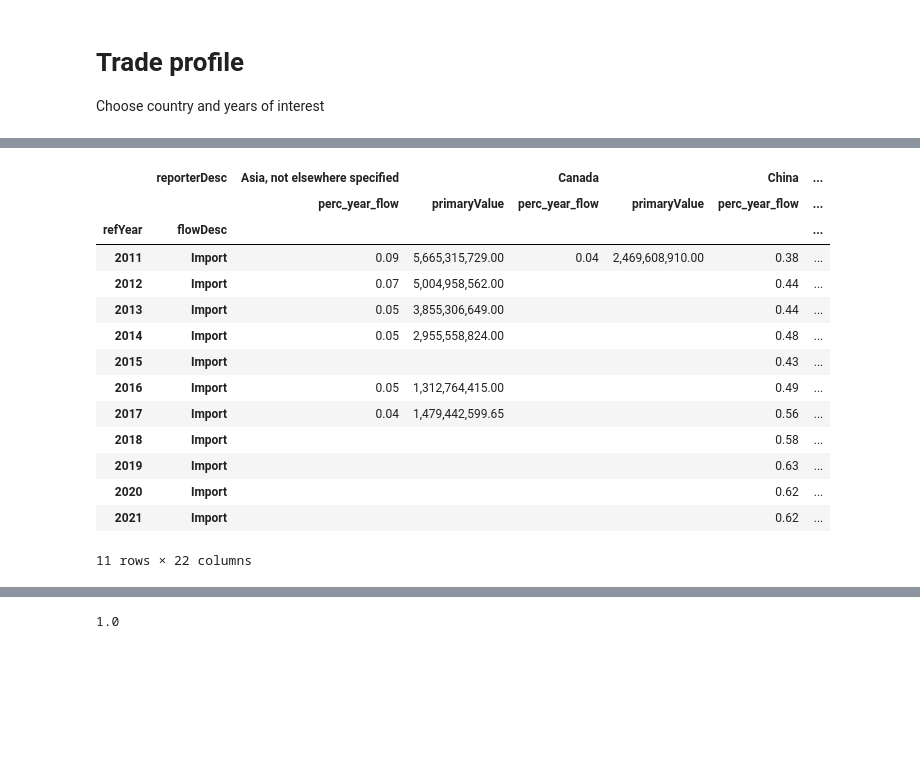
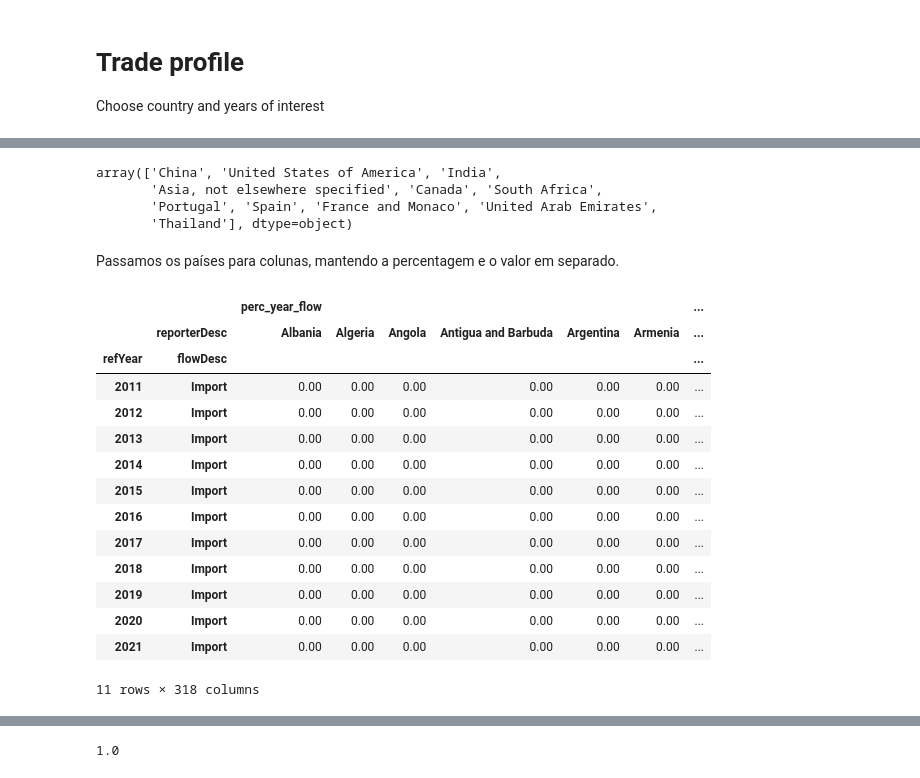
Before and after one commit to joaquimrcarvalho/cipf-comtrade, a Jupyter notebook: country_trade_profile.ipynb, the cells around one changed output, grey strips where cells are left out. Drawn from its saved outputs; the diff is of its cells as text; code cells hidden in the pictures; blank space fills up the shorter version.

```diff
--- a/country_trade_profile.ipynb
+++ b/country_trade_profile.ipynb
@@ -56,4 +58,4 @@ if os.path.isfile(fname):
     APIKEY = config['comtrade'].get('key', None)
 
 comtrade.init(APIKEY, force_init=True)
-comtrade.PERIOD_SECONDS=7
+comtrade.CALL_PER_PERIOD=12  # Period default is 60 seconds
@@ -101,10 +107,12 @@ global_trade[cols]
 Usamos as importações declaradas pelos parceiros para obter as
 exportações do país de interesse.
 # %%
-show_ony_top=10
-years_of_interest = comtrade.year_range(2011, 2022)
+show_ony_top=5
+years_of_interest = comtrade.year_range(2011, 2021)
 
-top_partners = comtrade.top_partners(reporterCode=None,partnerCode=country_of_interest,years=years_of_interest,
+# we do not specificy reporterCode, so we get all countries to report imports from country_of_interest
+top_partners = comtrade.top_partners(reporterCode=None,
+                                     partnerCode=country_of_interest,
+                                     years=years_of_interest,
                                      flowCode='M',
-                                    rank_filter=show_ony_top)
-top_partners.info()
+                                     rank_filter=show_ony_top)
@@ -129,5 +119,8 @@ memory usage: 556.2+ KB
 # %%
-cols=['reporterDesc','refYear','flowDesc','partnerDesc','rank_reporter','rank_partner','primaryValueFormated', 'perc_year_flow']
-show_ony_top=5
-top_partners[top_partners.rank_reporter<=show_ony_top].sort_values(by=['refYear','flowDesc','primaryValue'], ascending=[True,True,False])[cols].style.format({'perc_year_flow': '{:,.2%}'.format})
+import pandas as pd
+
+pd.options.display.float_format='{:,.2f}'.format
+
+cols=['reporterDesc','refYear','flowDesc','partnerDesc','rank_reporter','rank_partner','primaryValue', 'perc_year_flow']
+top_partners[top_partners.rank_reporter<=show_ony_top].sort_values(by=['refYear','flowDesc','primaryValue'], ascending=[True,True,False])[cols]
 # %% [output]
@@ -151,19 +144,31 @@ top_partners[top_partners.rank_reporter<=show_ony_top].sort_values(by=['refYear'
+# %%
+top_export_destinations = top_partners[top_partners.rank_reporter<=show_ony_top]['reporterDesc'].unique()
+top_export_destinations
+# %% [output]
+array(['China', 'United States of America', 'India',
+       'Asia, not elsewhere specified', 'Canada', 'South Africa',
+       'Portugal', 'Spain', 'France and Monaco', 'United Arab Emirates',
+       'Thailand'], dtype=object)
+# %% [markdown]
+Passamos os países para colunas, mantendo a percentagem e o valor em separado.
 # %%
-pivoted = top_partners[top_partners.rank_reporter<=show_ony_top].pivot_table(index=['refYear','flowDesc'], columns='reporterDesc', values=['primaryValue','perc_year_flow'])
-pivoted.swaplevel(axis=1).sort_index(axis=1, level=0).fillna('')
+pivoted = top_partners.pivot_table(index=['refYear','flowDesc'], columns='reporterDesc', values=['primaryValue','perc_year_flow'])
+pivoted.swaplevel(axis=1).fillna('',inplace=True)
+pivoted.sort_index(axis=1, level=0, inplace=True)
+pivoted.fillna(0)
 # %% [output]
-|  | reporterDesc | Asia, not elsewhere specified |  | Canada |  | China | ... |
-|  |  | perc_year_flow | primaryValue | perc_year_flow | primaryValue | perc_year_flow | ... |
-| refYear | flowDesc |  |  |  |  |  | ... |
-| 2011 | Import | 0.09 | 5,665,315,729.00 | 0.04 | 2,469,608,910.00 | 0.38 | ... |
-| 2012 | Import | 0.07 | 5,004,958,562.00 |  |  | 0.44 | ... |
-| 2013 | Import | 0.05 | 3,855,306,649.00 |  |  | 0.44 | ... |
-| 2014 | Import | 0.05 | 2,955,558,824.00 |  |  | 0.48 | ... |
-| 2015 | Import |  |  |  |  | 0.43 | ... |
-| 2016 | Import | 0.05 | 1,312,764,415.00 |  |  | 0.49 | ... |
-| 2017 | Import | 0.04 | 1,479,442,599.65 |  |  | 0.56 | ... |
-| 2018 | Import |  |  |  |  | 0.58 | ... |
-| 2019 | Import |  |  |  |  | 0.63 | ... |
-| 2020 | Import |  |  |  |  | 0.62 | ... |
-| 2021 | Import |  |  |  |  | 0.62 | ... |
+|  |  | perc_year_flow |  |  |  |  |  | ... |
+|  | reporterDesc | Albania | Algeria | Angola | Antigua and Barbuda | Argentina | Armenia | ... |
+| refYear | flowDesc |  |  |  |  |  |  | ... |
+| 2011 | Import | 0.00 | 0.00 | 0.00 | 0.00 | 0.00 | 0.00 | ... |
+| 2012 | Import | 0.00 | 0.00 | 0.00 | 0.00 | 0.00 | 0.00 | ... |
+| 2013 | Import | 0.00 | 0.00 | 0.00 | 0.00 | 0.00 | 0.00 | ... |
+| 2014 | Import | 0.00 | 0.00 | 0.00 | 0.00 | 0.00 | 0.00 | ... |
+| 2015 | Import | 0.00 | 0.00 | 0.00 | 0.00 | 0.00 | 0.00 | ... |
+| 2016 | Import | 0.00 | 0.00 | 0.00 | 0.00 | 0.00 | 0.00 | ... |
+| 2017 | Import | 0.00 | 0.00 | 0.00 | 0.00 | 0.00 | 0.00 | ... |
+| 2018 | Import | 0.00 | 0.00 | 0.00 | 0.00 | 0.00 | 0.00 | ... |
+| 2019 | Import | 0.00 | 0.00 | 0.00 | 0.00 | 0.00 | 0.00 | ... |
+| 2020 | Import | 0.00 | 0.00 | 0.00 | 0.00 | 0.00 | 0.00 | ... |
+| 2021 | Import | 0.00 | 0.00 | 0.00 | 0.00 | 0.00 | 0.00 | ... |
-11 rows × 22 columns
+11 rows × 318 columns
```
Also changed, not shown: parts of 28 cells of this notebook, 1 other file.
